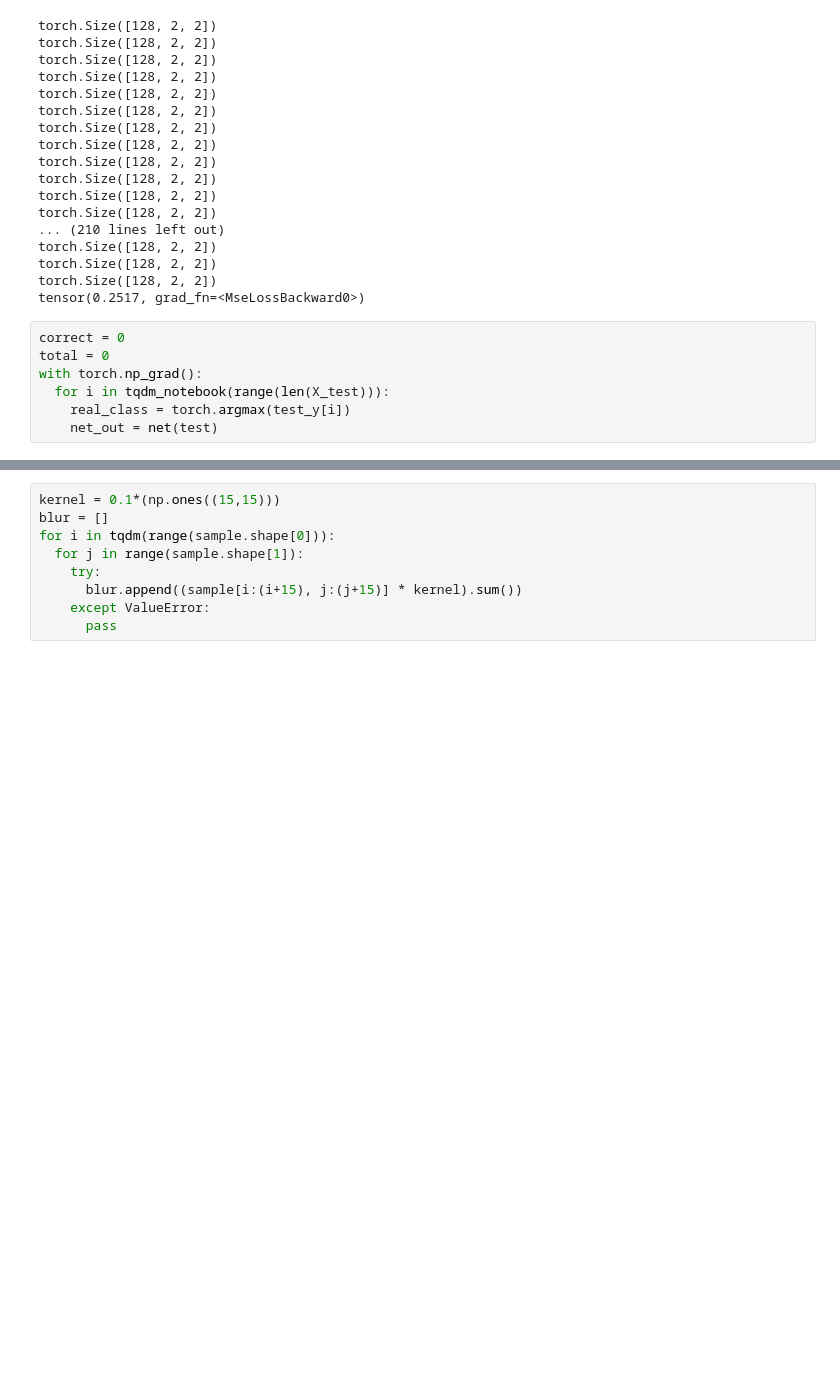
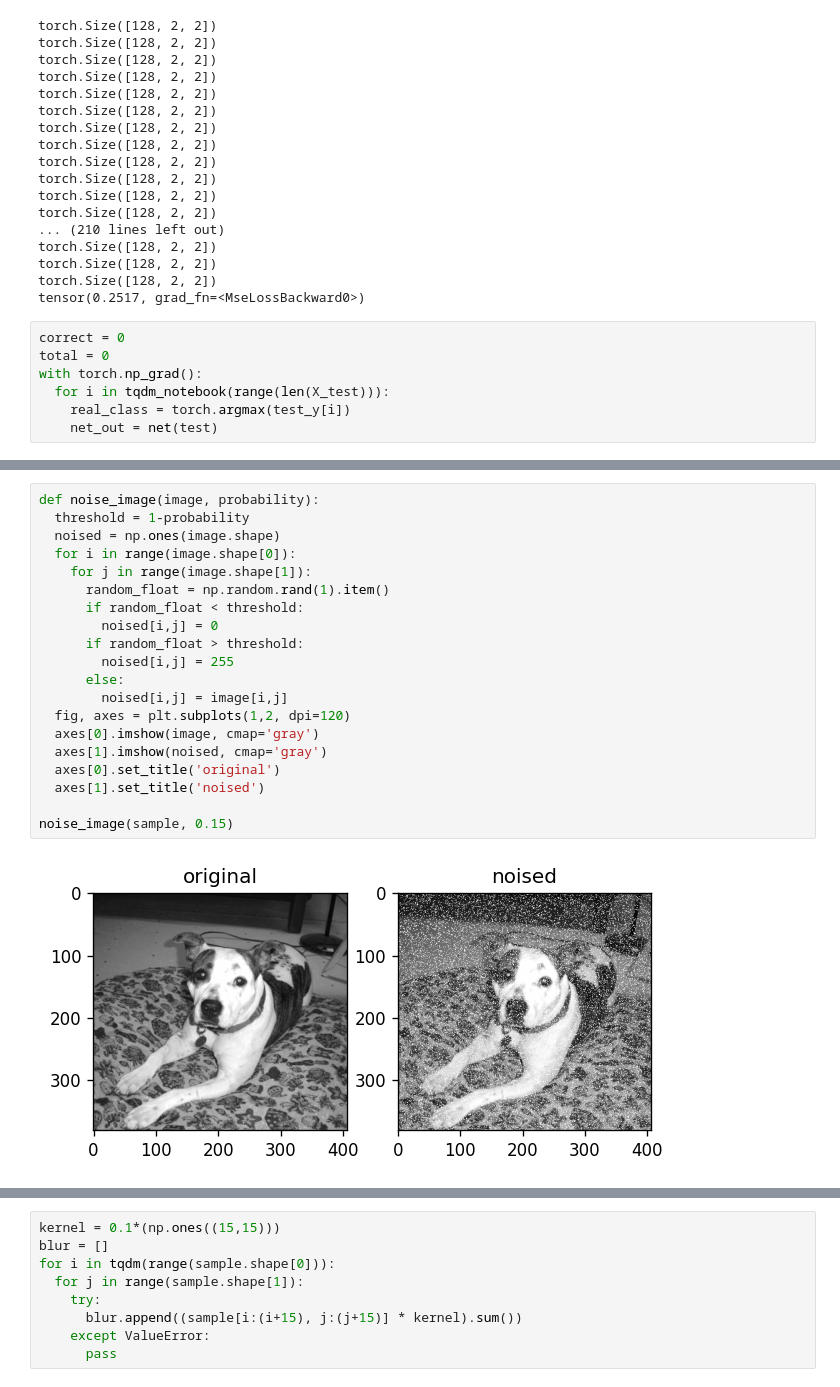
Before and after one commit to Oreolorun/NeuralNetsPractice, a Jupyter notebook: Convolutional_Neural_Nets.ipynb, the cells around one changed output, grey strips where cells are left out. Saved outputs shown, nothing was run; the diff lists cells and outputs as text; blank space fills up the shorter version.

```diff
--- a/Convolutional_Neural_Nets.ipynb
+++ b/Convolutional_Neural_Nets.ipynb
@@ -202,0 +217,22 @@ for file in tqdm(os.listdir(parent_dir)):
+# %%
+def noise_image(image, probability):
+  threshold = 1-probability
+  noised = np.ones(image.shape)
+  for i in range(image.shape[0]):
+    for j in range(image.shape[1]):
+      random_float = np.random.rand(1).item()
+      if random_float < threshold:
+        noised[i,j] = 0
+      if random_float > threshold:
+        noised[i,j] = 255
+      else:
+        noised[i,j] = image[i,j]
+  fig, axes = plt.subplots(1,2, dpi=120)
+  axes[0].imshow(image, cmap='gray')
+  axes[1].imshow(noised, cmap='gray')
+  axes[0].set_title('original')
+  axes[1].set_title('noised')
+
+noise_image(sample, 0.15)
+# %% [output]
+[figure, added]
```
Also changed, not shown: parts of 20 cells of this notebook.
